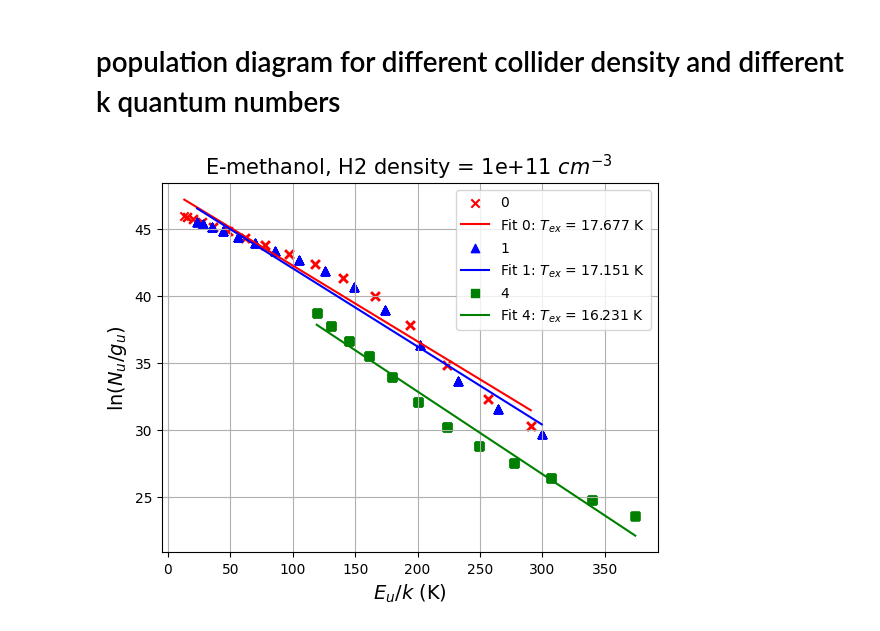
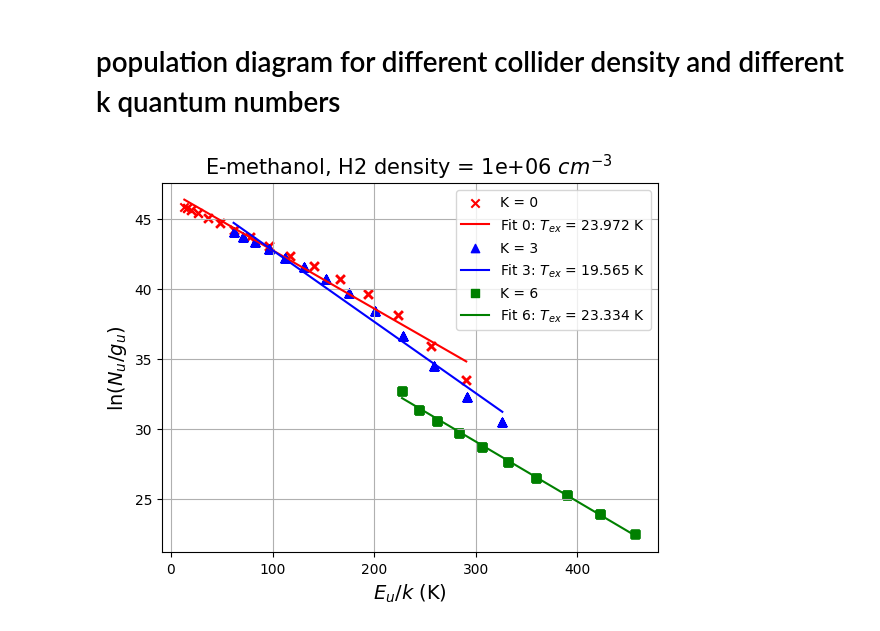
Before and after one commit to aleksej-rodano/phas0052_project, a Jupyter notebook: pythonradex_clean.ipynb, the cells around one changed output. Cells and saved outputs as stored; diff of their text form; code cells hidden in the pictures.

```diff
--- a/pythonradex_clean.ipynb
+++ b/pythonradex_clean.ipynb
@@ -44,7 +44,7 @@ geometry = "uniform sphere"
 
 # define the parameters of the nebula
 line_profile_type = "Gaussian"  # line profile, can be "Gaussian",  “rectangular”,"LVG sphere", "LVG slab”
-width_v = 5 * constants.kilo  # line width in m/s, costants.kilo is 1 km/s
+width_v = 4 * constants.kilo  # line width in m/s, costants.kilo is 1 km/s
 
 cloud = radiative_transfer.Cloud(
     datafilepath=datafilepath,
@@ -1660,15 +1660,18 @@ def get_and_plot_population_diagram_K(cloud, data, k_values, h2_density, title="
     k_values : list of str
         List of k quantum numbers to get data for.
     h2_density : dict
-        H2 density in cm^-3.
+        H2 density in cm^-3. (it is converted into m-3)
     title : str, optional
         Title of the plot. Default is "Population Diagram for Different K Values".
     """
+    # convert H2 density to m^-3
+    h2_density_m = {key: value / constants.centi**3 for key, value in h2_density.items()}
+
     # Update the cloud instance with new parameters
     cloud.update_parameters(
         N=N,
         Tkin=Tkin,
-        collider_densities=h2_density,
+        collider_densities=h2_density_m,
         ext_background=ext_background,
         T_dust=T_dust,
         tau_dust=tau_dust,
@@ -1691,7 +1694,7 @@ def get_and_plot_population_diagram_K(cloud, data, k_values, h2_density, title="
         y_values = np.log(data["Nu"] / data["gu"])
 
         # Scatter plot
-        plt.scatter(data["Eu"], y_values, marker=marker, color=color, label=label)
+        plt.scatter(data["Eu"], y_values, marker=marker, color=color, label=f"K = {label}")
 
         # Fit a straight line to estimate T_ex
         fit = np.polyfit(data["Eu"], y_values, 1)  # Linear fit
@@ -1718,10 +1721,10 @@ def get_and_plot_population_diagram_K(cloud, data, k_values, h2_density, title="
     ax.grid()
     plt.show()
 # %%
-h2_density_nonLTE = {"H2": 1e5 / constants.centi**3}
+h2_density_cm = {"H2": 1e6}  # dictionary format
 # Example usage
-k_values = ["0", "1", "4"]
+k_values = ["0", "3", "6"]
 
-get_and_plot_population_diagram_K(cloud_methanol_E, data_methanol_E, k_values, h2_density_nonLTE)
+get_and_plot_population_diagram_K(cloud_methanol_E, data_methanol_E, k_values, h2_density_cm)
 # %% [output]
-[figure, old version]
+[figure, new version]
```
Also changed, not shown: parts of 21 cells of this notebook, 4 other files.
